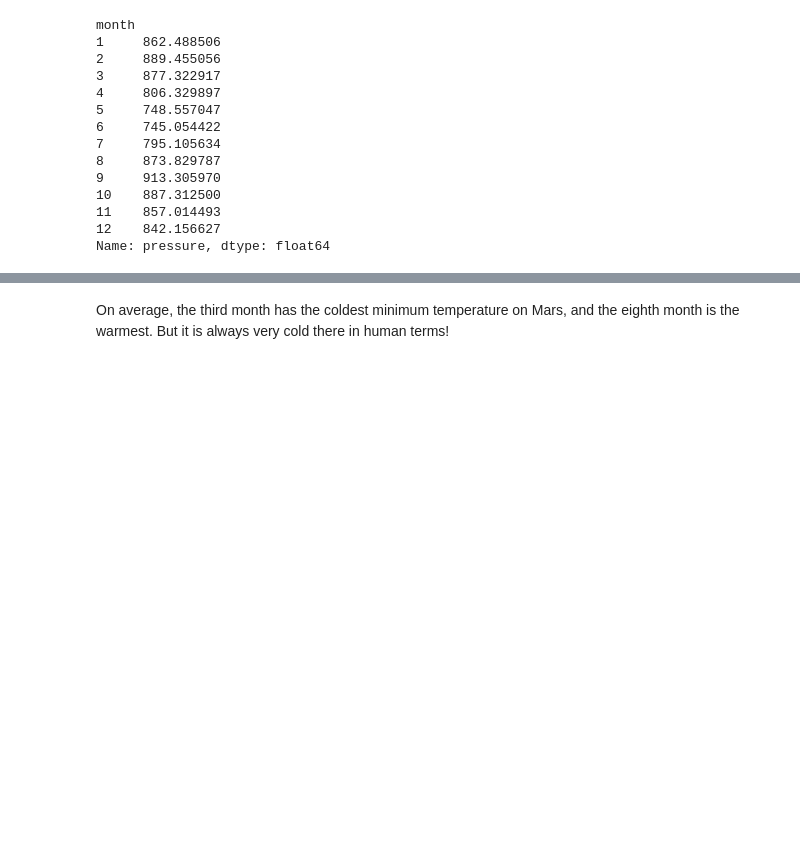
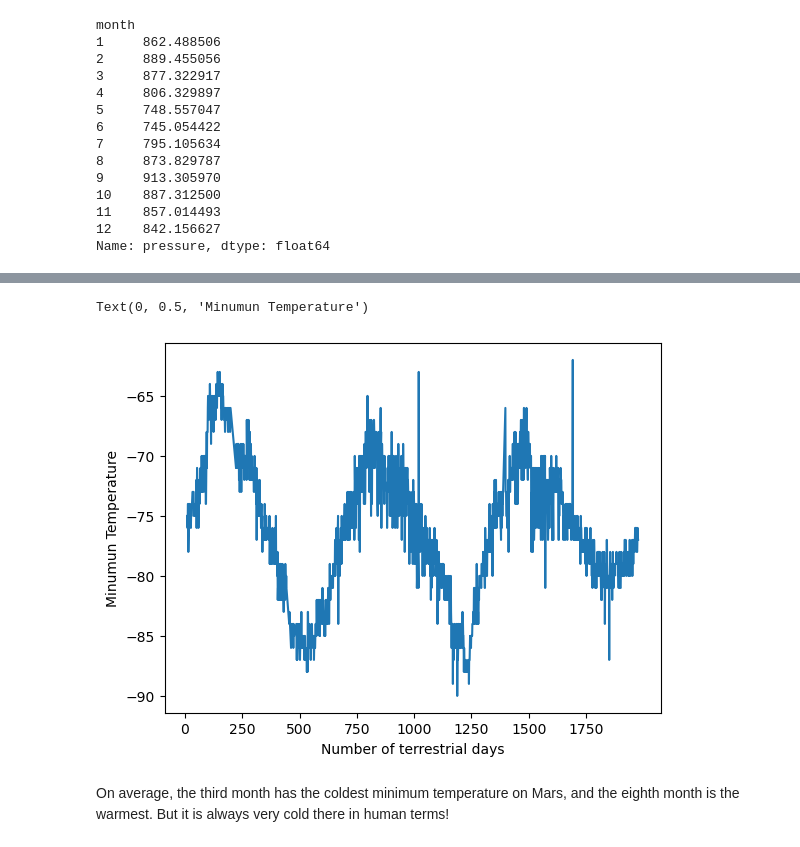
Before and after one commit to rbrennan55/mars_data_scraping, a Jupyter notebook: part_2_mars_weather.ipynb, the cells around one changed output, grey strips where cells are left out. Drawn from its saved outputs; the diff is of its cells as text; code cells hidden in the pictures; blank space fills up the shorter version.

```diff
--- a/part_2_mars_weather.ipynb
+++ b/part_2_mars_weather.ipynb
@@ -240,6 +237,14 @@ Text(0, 0.5, 'Atmospheric Preasure')
 [figure]
 # %%
 # 5. How many terrestrial (earth) days are there in a Martian year?
+martian_days = mars_temp_data_block_df.groupby(['sol'])['min_temp'].max()
+martian_days.plot(x='sol',y='min_temp')
+plt.xticks(np.arange(0, len(mars_temp_data_block_df), 250))
+plt.xlabel('Number of terrestrial days')
+plt.ylabel('Minumun Temperature')
+# %% [output]
+Text(0, 0.5, 'Minumun Temperature')
+[figure, added]
 # %% [markdown]
 On average, the third month has the coldest minimum temperature on Mars, and the eighth month is the warmest. But it is always very cold there in human terms!
 # %% [markdown]
```
Also changed, not shown: parts of 4 cells of this notebook, 1 other file.
